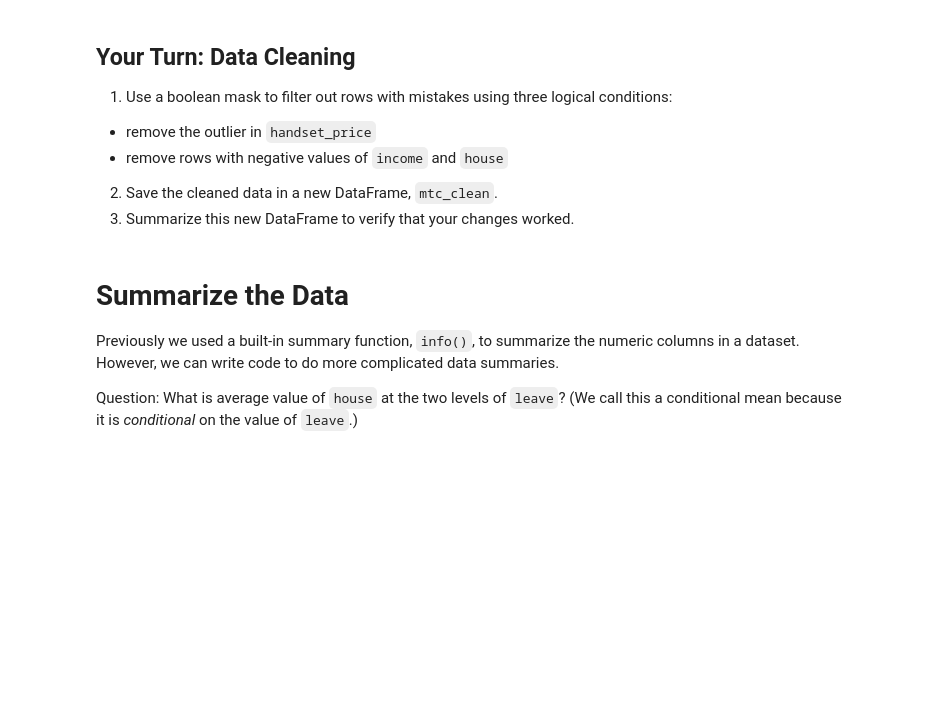
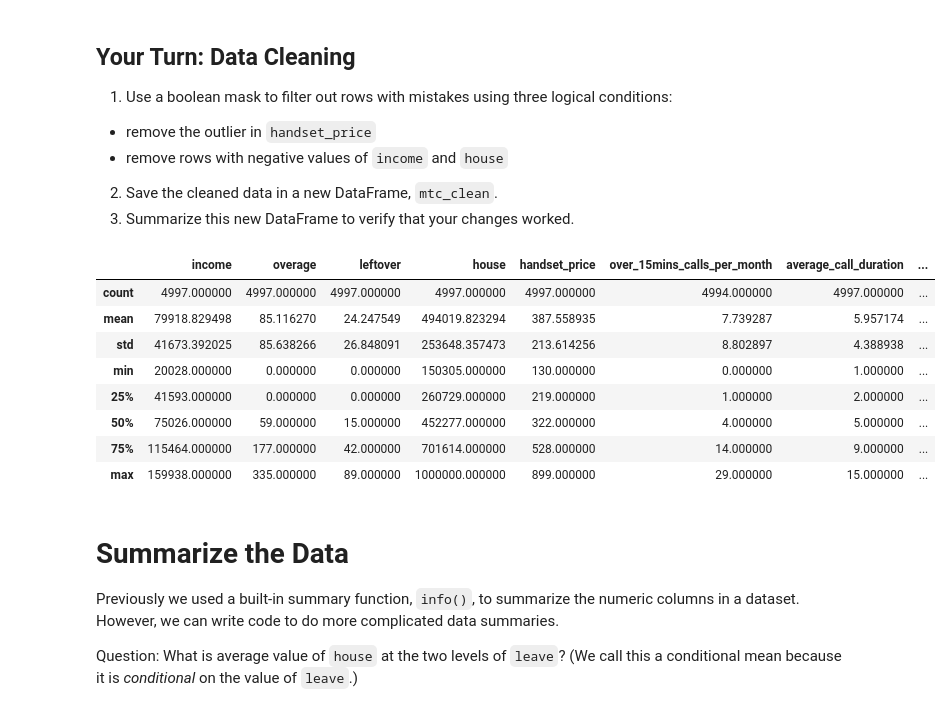
Before and after one commit to GUGUGANG/IS_4487_Tokyo, a Jupyter notebook: Hanson_Gu_day2_lab_megatelco_intro.ipynb, the cells around one changed output. Drawn from its saved outputs; the diff is of its cells as text; code cells hidden in the pictures; blank space fills up the shorter version.

```diff
--- a/Hanson_Gu_day2_lab_megatelco_intro.ipynb
+++ b/Hanson_Gu_day2_lab_megatelco_intro.ipynb
@@ -99,5 +226,20 @@ Notice that the number of rows has gone from 5000 down to 1.  Of course, for cle
   - remove rows with negative values of `income` and `house`
 2. Save the cleaned data in a new DataFrame, `mtc_clean`.
 3. Summarize this new DataFrame to verify that your changes worked.
+# %%
+# Your code goes here
+mtc_clean = mtc[mtc["handset_price"] <= 10000]
+mtc_clean = mtc_clean[(mtc_clean["income"] > 0) & (mtc_clean["house"] > 0)]
 # %%
 # Your code goes here
+mtc_clean.describe()
+# %% [output]
+|  | income | overage | leftover | house | handset_price | over_15mins_calls_per_month | average_call_duration | ... |
+| count | 4997.000000 | 4997.000000 | 4997.000000 | 4997.000000 | 4997.000000 | 4994.000000 | 4997.000000 | ... |
+| mean | 79918.829498 | 85.116270 | 24.247549 | 494019.823294 | 387.558935 | 7.739287 | 5.957174 | ... |
+| std | 41673.392025 | 85.638266 | 26.848091 | 253648.357473 | 213.614256 | 8.802897 | 4.388938 | ... |
+| min | 20028.000000 | 0.000000 | 0.000000 | 150305.000000 | 130.000000 | 0.000000 | 1.000000 | ... |
+| 25% | 41593.000000 | 0.000000 | 0.000000 | 260729.000000 | 219.000000 | 1.000000 | 2.000000 | ... |
+| 50% | 75026.000000 | 59.000000 | 15.000000 | 452277.000000 | 322.000000 | 4.000000 | 5.000000 | ... |
+| 75% | 115464.000000 | 177.000000 | 42.000000 | 701614.000000 | 528.000000 | 14.000000 | 9.000000 | ... |
+| max | 159938.000000 | 335.000000 | 89.000000 | 1000000.000000 | 899.000000 | 29.000000 | 15.000000 | ... |
```
Also changed, not shown: parts of 16 cells of this notebook.
